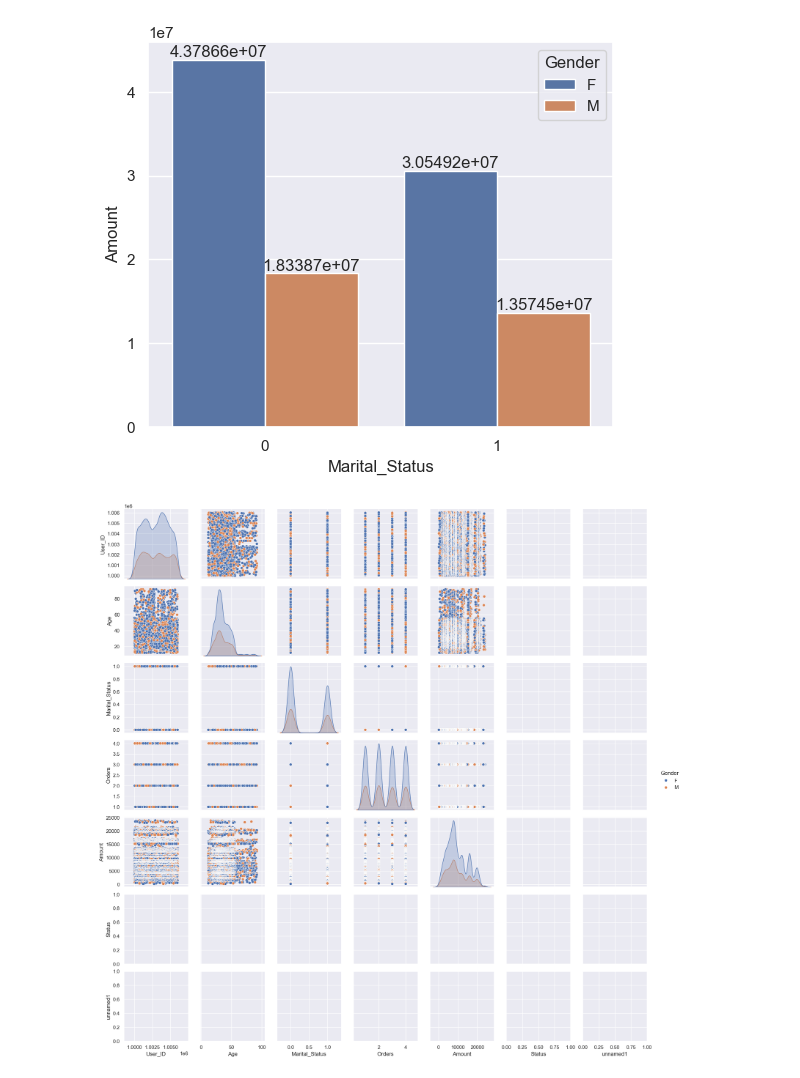
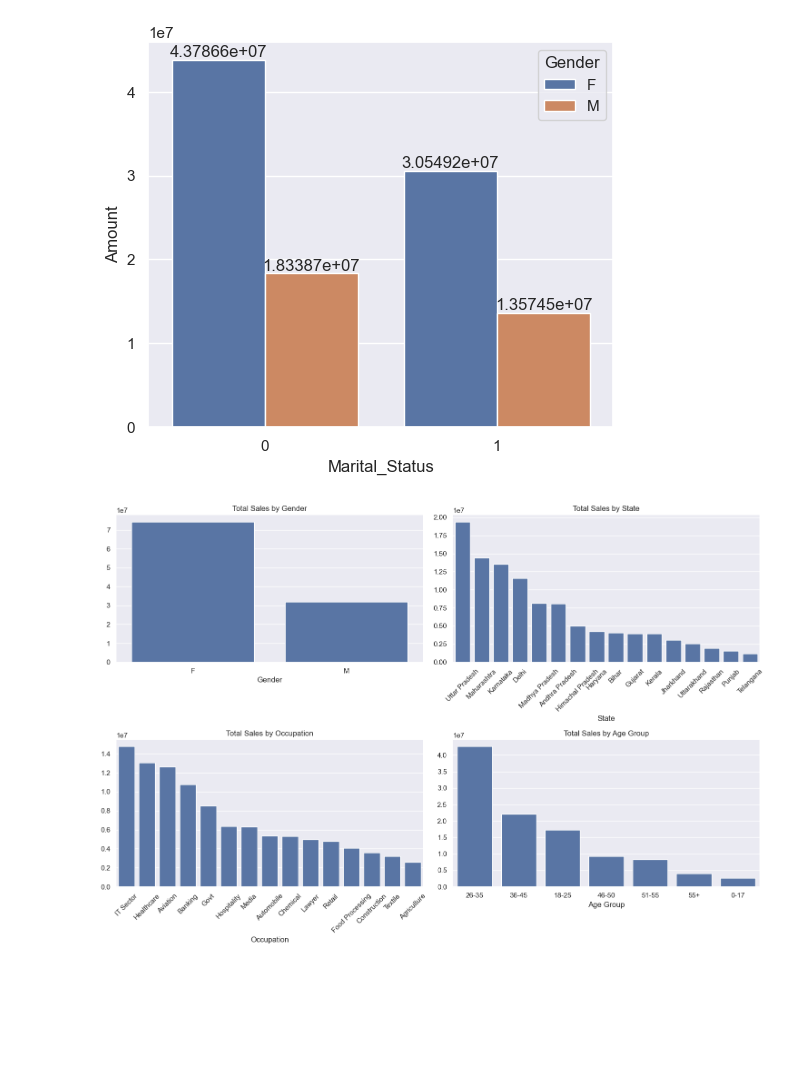
Before and after one commit to biradarshiv/Python, a Jupyter notebook: EDA/DiwaliSalesAnalysis.ipynb, the cells around one changed output. Cells and saved outputs as stored; diff of their text form; code cells hidden in the pictures; blank space fills up the shorter version.

```diff
--- a/EDA/DiwaliSalesAnalysis.ipynb
+++ b/EDA/DiwaliSalesAnalysis.ipynb
@@ -385,15 +393,44 @@ for bars in ax.containers:
 plt.show()
 # %% [output]
 [figure]
-# %%
-# loading dataset using seaborn
-#df = seaborn.load_dataset('tips')
-
-# pairplot with hue sex
-sns.pairplot(df, hue ='Gender')
-plt.show()
-# %% [output]
-[figure, removed]
+# %%
+# Calculate total sales by gender
+gender_sales = df.groupby('Gender')['Amount'].sum().sort_values(ascending=False)
+
+# Calculate total sales by state
+state_sales = df.groupby('State')['Amount'].sum().sort_values(ascending=False)
+
+# Calculate total sales by occupation
+occupation_sales = df.groupby('Occupation')['Amount'].sum().sort_values(ascending=False)
+
+# Calculate total sales by age group
+age_group_sales = df.groupby('Age Group')['Amount'].sum().sort_values(ascending=False)
+
+# Create subplots
+fig, axes = plt.subplots(2, 2, figsize=(15, 10))
+
+# Plot total sales by gender
+sns.barplot(x=gender_sales.index, y=gender_sales.values, ax=axes[0, 0])
+axes[0, 0].set_title('Total Sales by Gender')
+
+# Plot total sales by state
+sns.barplot(x=state_sales.index, y=state_sales.values, ax=axes[0, 1])
+axes[0, 1].set_title('Total Sales by State')
+axes[0, 1].tick_params(axis='x', rotation=45)
+
+# Plot total sales by occupation
+sns.barplot(x=occupation_sales.index, y=occupation_sales.values, ax=axes[1, 0])
+axes[1, 0].set_title('Total Sales by Occupation')
+axes[1, 0].tick_params(axis='x', rotation=45)
+
+# Plot total sales by age group
+sns.barplot(x=age_group_sales.index, y=age_group_sales.values, ax=axes[1, 1])
+axes[1, 1].set_title('Total Sales by Age Group')
+
+plt.tight_layout()
+plt.show()
+# %% [output]
+[figure, added]
 # %%
 
 
```
Also changed, not shown: parts of 2 cells of this notebook.
